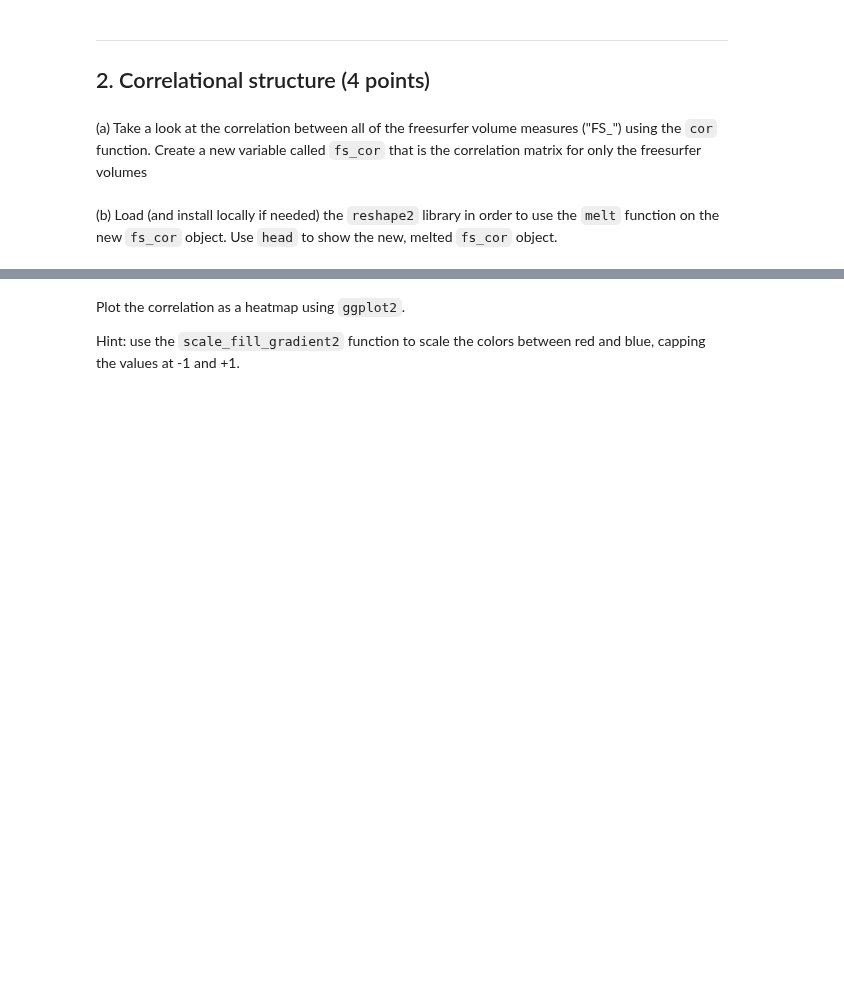
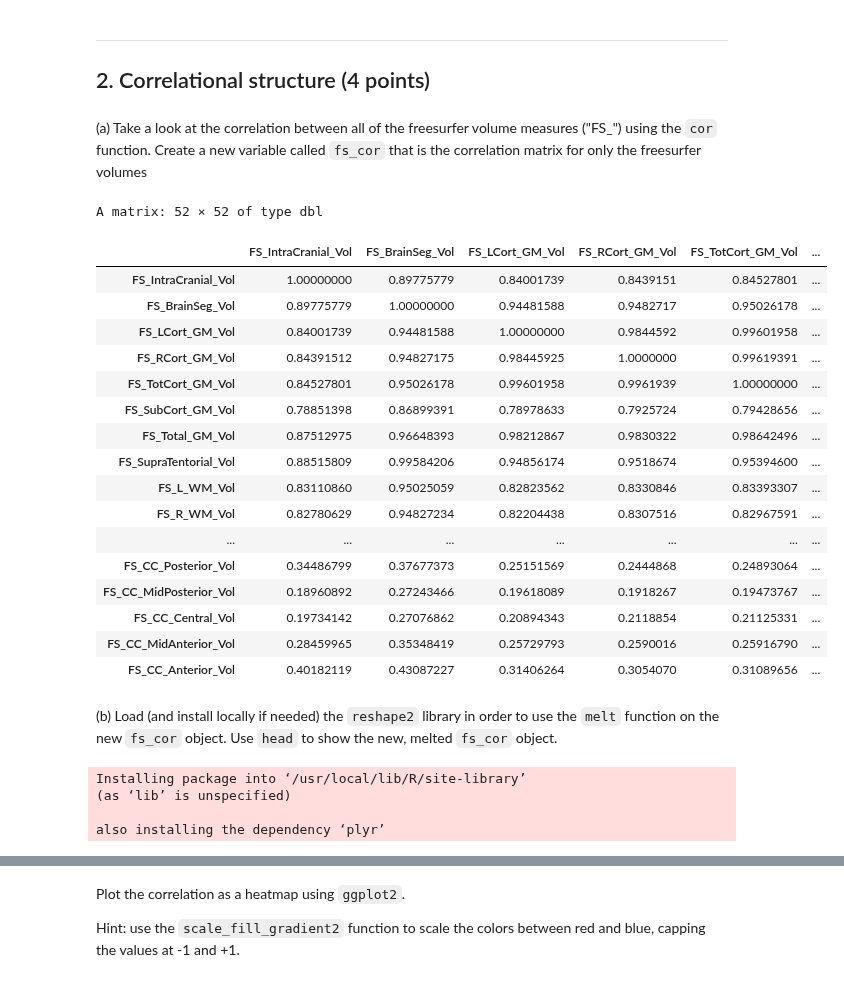
Before and after one commit to jialinli-21/Li_DSPN_S25, a Jupyter notebook: Exercise18.ipynb, the cells around one changed output, grey strips where cells are left out. Saved outputs shown, nothing was run; the diff lists cells and outputs as text; code cells hidden in the pictures; blank space fills up the shorter version.

```diff
--- a/Exercise18.ipynb
+++ b/Exercise18.ipynb
@@ -37,2 +71,25 @@ Use the `head` function to look at the first few rows of each data frame.
+# %%
+cor(d1[, !names(d1) %in% "Flanker_Unadj"])
+
+fs_cor <- as.matrix(cor(d1[, !names(d1) %in% "Flanker_Unadj"]))
+# %% [output]
+A matrix: 52 × 52 of type dbl
+|  | FS_IntraCranial_Vol | FS_BrainSeg_Vol | FS_LCort_GM_Vol | FS_RCort_GM_Vol | FS_TotCort_GM_Vol | ... |
+| FS_IntraCranial_Vol | 1.00000000 | 0.89775779 | 0.84001739 | 0.8439151 | 0.84527801 | ... |
+| FS_BrainSeg_Vol | 0.89775779 | 1.00000000 | 0.94481588 | 0.9482717 | 0.95026178 | ... |
+| FS_LCort_GM_Vol | 0.84001739 | 0.94481588 | 1.00000000 | 0.9844592 | 0.99601958 | ... |
+| FS_RCort_GM_Vol | 0.84391512 | 0.94827175 | 0.98445925 | 1.0000000 | 0.99619391 | ... |
+| FS_TotCort_GM_Vol | 0.84527801 | 0.95026178 | 0.99601958 | 0.9961939 | 1.00000000 | ... |
+| FS_SubCort_GM_Vol | 0.78851398 | 0.86899391 | 0.78978633 | 0.7925724 | 0.79428656 | ... |
+| FS_Total_GM_Vol | 0.87512975 | 0.96648393 | 0.98212867 | 0.9830322 | 0.98642496 | ... |
+| FS_SupraTentorial_Vol | 0.88515809 | 0.99584206 | 0.94856174 | 0.9518674 | 0.95394600 | ... |
+| FS_L_WM_Vol | 0.83110860 | 0.95025059 | 0.82823562 | 0.8330846 | 0.83393307 | ... |
+| FS_R_WM_Vol | 0.82780629 | 0.94827234 | 0.82204438 | 0.8307516 | 0.82967591 | ... |
+| ... | ... | ... | ... | ... | ... | ... |
+| FS_CC_Posterior_Vol | 0.34486799 | 0.37677373 | 0.25151569 | 0.2444868 | 0.24893064 | ... |
+| FS_CC_MidPosterior_Vol | 0.18960892 | 0.27243466 | 0.19618089 | 0.1918267 | 0.19473767 | ... |
+| FS_CC_Central_Vol | 0.19734142 | 0.27076862 | 0.20894343 | 0.2118854 | 0.21125331 | ... |
+| FS_CC_MidAnterior_Vol | 0.28459965 | 0.35348419 | 0.25729793 | 0.2590016 | 0.25916790 | ... |
+| FS_CC_Anterior_Vol | 0.40182119 | 0.43087227 | 0.31406264 | 0.3054070 | 0.31089656 | ... |
 # %% [markdown]
 (b) Load (and install locally if needed) the `reshape2` library in order to use the `melt` function on the new `fs_cor` object. Use `head` to show the new, melted `fs_cor` object.
@@ -40,0 +96,7 @@ Use the `head` function to look at the first few rows of each data frame.
+# %%
+install.packages('reshape2')
+# %% [output]
+Installing package into ‘/usr/local/lib/R/site-library’
+(as ‘lib’ is unspecified)
+
+also installing the dependency ‘plyr’
```
Also changed, not shown: parts of 29 cells of this notebook.
